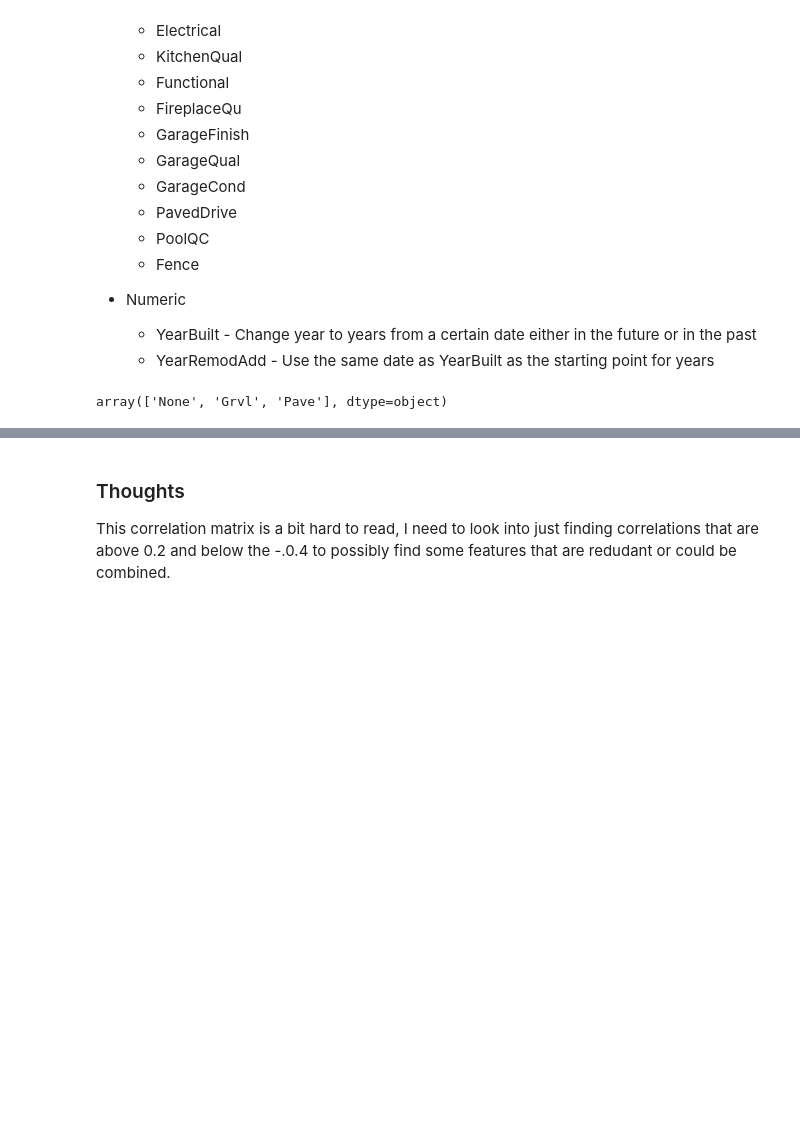
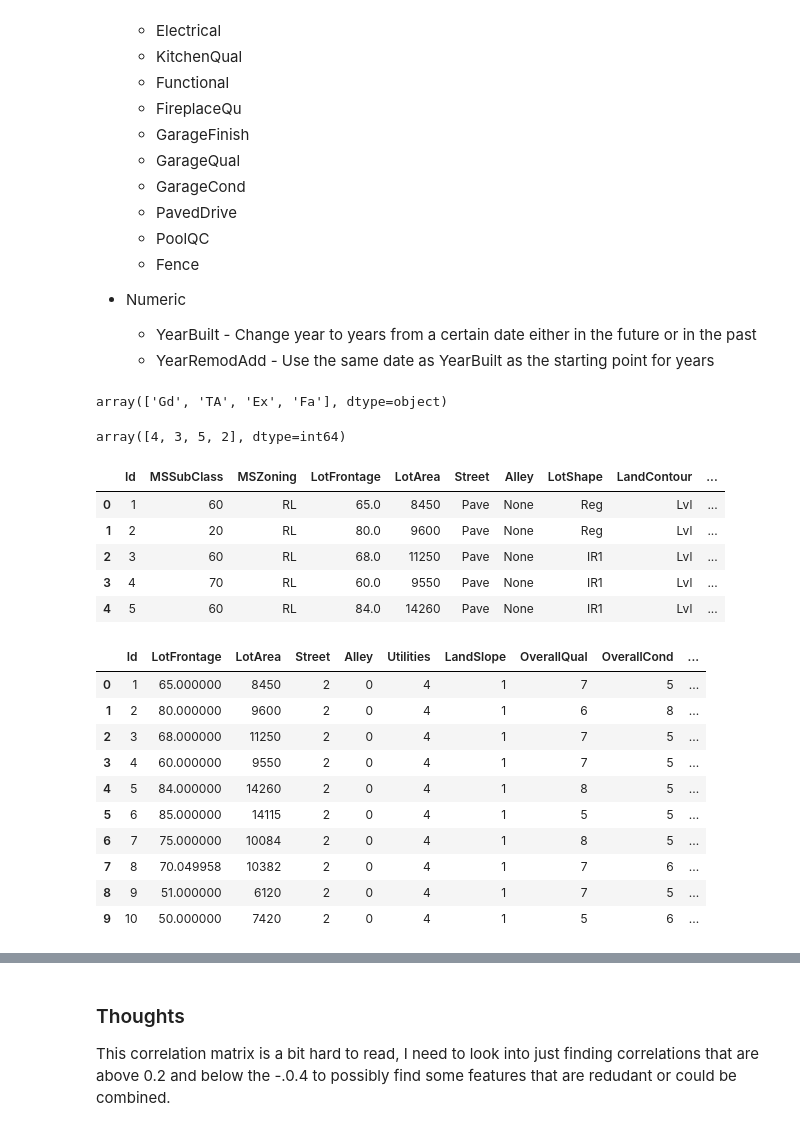
Before and after one commit to Codeman27Org/house_prices, a Jupyter notebook: house_prices.ipynb, the cells around one changed output, grey strips where cells are left out. Cells and saved outputs as stored; diff of their text form; code cells hidden in the pictures; blank space fills up the shorter version.

```diff
--- a/house_prices.ipynb
+++ b/house_prices.ipynb
@@ -357,19 +357,42 @@ def encode_data(df):
              'LotConfig', 'Neighborhood', 'BldgType', 'HouseStyle', 'RoofStyle', 'RoofMatl','MasVnrType', 'Foundation',
              'Heating', 'GarageType', 'MiscFeature', 'SaleType', 'SaleCondition'],axis=1, inplace=True)
 
-    street_mapper = {'Grvl':1, 'Pave': 2}
-    df['Street'] = df['Street'].replace(street_mapper)
+    df['Street'] = df['Street'].replace({'None':0, 'Grvl':1, 'Pave': 2})
+    df['Alley'] = df['Alley'].replace({'None':0, 'Grvl': 1, 'Pave': 2})
+    df['Utilities'] = df['Utilities'].replace({'ELO': 1, 'NoSeWa': 2, 'NoSewr': 3, 'AllPub': 4})
+    df['LandSlope'] = df['LandSlope'].replace({'Gtl': 1, 'Mod': 2, 'Sev': 3})
+    df['ExterQual'] = df['ExterQual'].replace({'Po': 1, 'Fa': 2, 'TA': 3, 'Gd': 4, 'Ex': 5})
 
     return df
 # %%
 houses_encoded = encode_data(houses_cleaned)
 # houses_encoded.head()
 # houses_cleaned['Street'].unique()
-houses_cleaned['Alley'].unique()
+display(houses_cleaned['ExterQual'].unique())
+display(houses_encoded['ExterQual'].unique())
 # %% [output]
-array(['None', 'Grvl', 'Pave'], dtype=object)
+array(['Gd', 'TA', 'Ex', 'Fa'], dtype=object)
+array([4, 3, 5, 2], dtype=int64)
 # %%
 display(houses_cleaned.head(5))
-display(houses_encoded.head(5))
+display(houses_encoded.head(10))
+# %% [output]
+|  | Id | MSSubClass | MSZoning | LotFrontage | LotArea | Street | Alley | LotShape | LandContour | ... |
+| 0 | 1 | 60 | RL | 65.0 | 8450 | Pave | None | Reg | Lvl | ... |
+| 1 | 2 | 20 | RL | 80.0 | 9600 | Pave | None | Reg | Lvl | ... |
+| 2 | 3 | 60 | RL | 68.0 | 11250 | Pave | None | IR1 | Lvl | ... |
+| 3 | 4 | 70 | RL | 60.0 | 9550 | Pave | None | IR1 | Lvl | ... |
+| 4 | 5 | 60 | RL | 84.0 | 14260 | Pave | None | IR1 | Lvl | ... |
+|  | Id | LotFrontage | LotArea | Street | Alley | Utilities | LandSlope | OverallQual | OverallCond | ... |
+| 0 | 1 | 65.000000 | 8450 | 2 | 0 | 4 | 1 | 7 | 5 | ... |
+| 1 | 2 | 80.000000 | 9600 | 2 | 0 | 4 | 1 | 6 | 8 | ... |
+| 2 | 3 | 68.000000 | 11250 | 2 | 0 | 4 | 1 | 7 | 5 | ... |
+| 3 | 4 | 60.000000 | 9550 | 2 | 0 | 4 | 1 | 7 | 5 | ... |
+| 4 | 5 | 84.000000 | 14260 | 2 | 0 | 4 | 1 | 8 | 5 | ... |
+| 5 | 6 | 85.000000 | 14115 | 2 | 0 | 4 | 1 | 5 | 5 | ... |
+| 6 | 7 | 75.000000 | 10084 | 2 | 0 | 4 | 1 | 8 | 5 | ... |
+| 7 | 8 | 70.049958 | 10382 | 2 | 0 | 4 | 1 | 7 | 6 | ... |
+| 8 | 9 | 51.000000 | 6120 | 2 | 0 | 4 | 1 | 7 | 5 | ... |
+| 9 | 10 | 50.000000 | 7420 | 2 | 0 | 4 | 1 | 5 | 6 | ... |
 # %%
 houses_cleaned['MSZoning'].unique()
```
Also changed, not shown: parts of 5 cells of this notebook.
